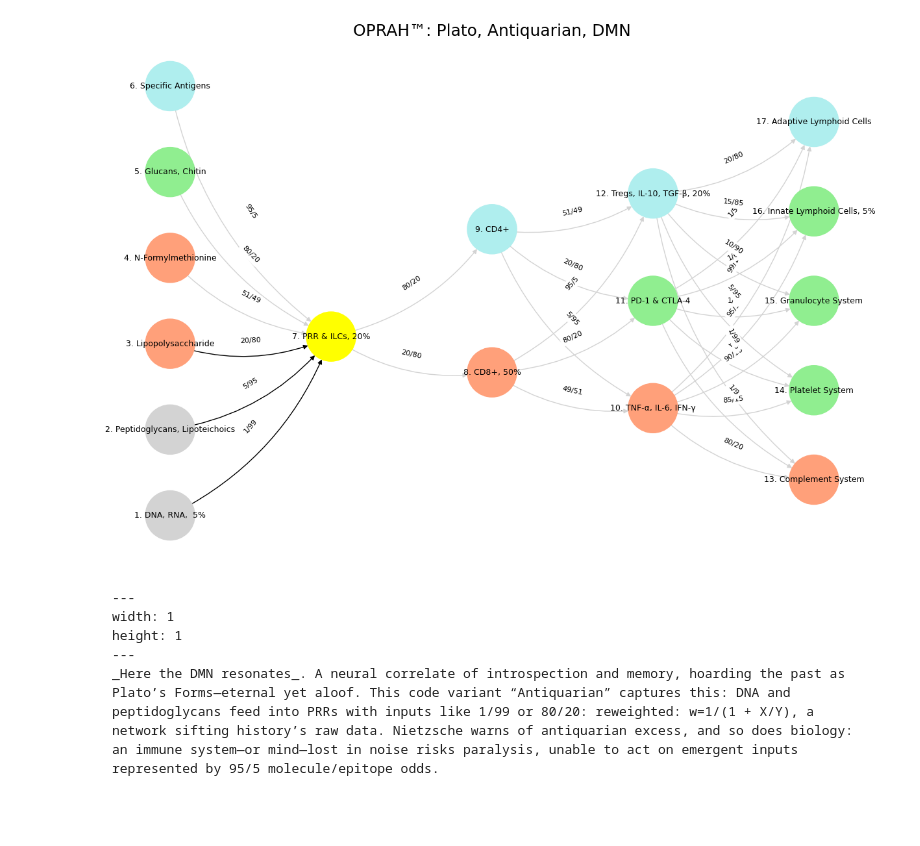
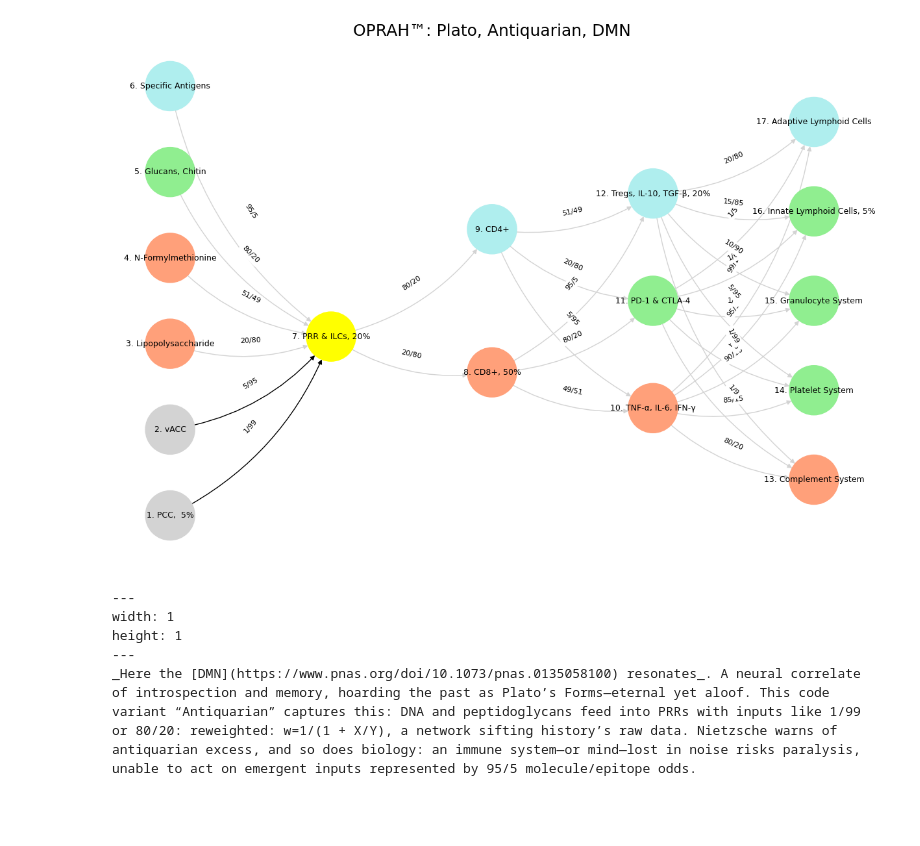
Before and after one commit to abikesa/startup, a Jupyter notebook: kitabo/ensi/_build/jupyter_execute/act2/chapter3.ipynb, the cells around one changed output. Saved outputs shown, nothing was run; the diff lists cells and outputs as text; code cells hidden in the pictures.

````diff
--- a/kitabo/ensi/_build/jupyter_execute/act2/chapter3.ipynb
+++ b/kitabo/ensi/_build/jupyter_execute/act2/chapter3.ipynb
@@ -80,7 +80,7 @@ import networkx as nx
 # Define the neural network layers
 def define_layers():
     return {
-        'Suis': ['DNA, RNA,  5%', 'Peptidoglycans, Lipoteichoics', 'Lipopolysaccharide', 'N-Formylmethionine', "Glucans, Chitin", 'Specific Antigens'],
+        'Suis': ['PCC,  5%', 'vACC', 'Lipopolysaccharide', 'N-Formylmethionine', "Glucans, Chitin", 'Specific Antigens'],
         'Voir': ['PRR & ILCs, 20%'],
         'Choisis': ['CD8+, 50%', 'CD4+'],
         'Deviens': ['TNF-α, IL-6, IFN-γ', 'PD-1 & CTLA-4', 'Tregs, IL-10, TGF-β, 20%'],
@@ -100,8 +100,8 @@ def assign_colors():
 # Define edge weights
 def define_edges():
     return {
-        ('DNA, RNA,  5%', 'PRR & ILCs, 20%'): '1/99',
-        ('Peptidoglycans, Lipoteichoics', 'PRR & ILCs, 20%'): '5/95',
+        ('PCC,  5%', 'PRR & ILCs, 20%'): '1/99',
+        ('vACC', 'PRR & ILCs, 20%'): '5/95',
         ('Lipopolysaccharide', 'PRR & ILCs, 20%'): '20/80',
         ('N-Formylmethionine', 'PRR & ILCs, 20%'): '51/49',
         ("Glucans, Chitin", 'PRR & ILCs, 20%'): '80/20',
@@ -134,9 +134,8 @@ def define_edges():
 # Define edges to be highlighted in black
 def define_black_edges():
     return {
-        ('DNA, RNA,  5%', 'PRR & ILCs, 20%'): '1/99',
-        ('Peptidoglycans, Lipoteichoics', 'PRR & ILCs, 20%'): '5/95',
-        ('Lipopolysaccharide', 'PRR & ILCs, 20%'): '20/80',
+        ('PCC,  5%', 'PRR & ILCs, 20%'): '1/99',
+        ('vACC', 'PRR & ILCs, 20%'): '5/95',
     }
 
 # Calculate node positions
@@ -169,34 +168,34 @@ def visualize_nn():
         for node, position in zip(nodes, positions):
             new_node = mapping[node]
             G.add_node(new_node, layer=layer_name)
             pos[new_node] = position
             node_colors.append(colors.get(node, 'lightgray'))
 
     # Add edges with updated node labels
     edge_colors = []
     for (source, target), weight in edges.items():
         if source in mapping and target in mapping:
             new_source = mapping[source]
             new_target = mapping[target]
             G.add_edge(new_source, new_target, weight=weight)
             edge_colors.append('black' if (source, target) in black_edges else 'lightgrey')
 
     # Draw the graph
     plt.figure(figsize=(12, 8))
     edges_labels = {(u, v): d["weight"] for u, v, d in G.edges(data=True)}
 
     nx.draw(
         G, pos, with_labels=True, node_color=node_colors, edge_color=edge_colors,
         node_size=3000, font_size=9, connectionstyle="arc3,rad=0.2"
     )
     nx.draw_networkx_edge_labels(G, pos, edge_labels=edges_labels, font_size=8)
     plt.title("OPRAH™: Plato, Antiquarian, DMN", fontsize=18)
     plt.show()
 
 # Run the visualization
 visualize_nn()
 # %% [output]
-[figure, old version]
+[figure, new version]
 # %% [markdown]
 
 
@@ -205,7 +204,7 @@ visualize_nn()
 width: 1
 height: 1
 ---
-_Here the DMN resonates_. A neural correlate of introspection and memory, hoarding the past as Plato’s Forms—eternal yet aloof. This code variant “Antiquarian” captures this: DNA and peptidoglycans feed into PRRs with inputs like 1/99 or 80/20: reweighted: w=1/(1 + X/Y), a network sifting history’s raw data. Nietzsche warns of antiquarian excess, and so does biology: an immune system—or mind—lost in noise risks paralysis, unable to act on emergent inputs represented by 95/5 molecule/epitope odds.
+_Here the [DMN](https://www.pnas.org/doi/10.1073/pnas.0135058100) resonates_. A neural correlate of introspection and memory, hoarding the past as Plato’s Forms—eternal yet aloof. This code variant “Antiquarian” captures this: DNA and peptidoglycans feed into PRRs with inputs like 1/99 or 80/20: reweighted: w=1/(1 + X/Y), a network sifting history’s raw data. Nietzsche warns of antiquarian excess, and so does biology: an immune system—or mind—lost in noise risks paralysis, unable to act on emergent inputs represented by 95/5 molecule/epitope odds.
 ```
 # %% [markdown]
 #
````
Also changed, not shown: 8 other files.
